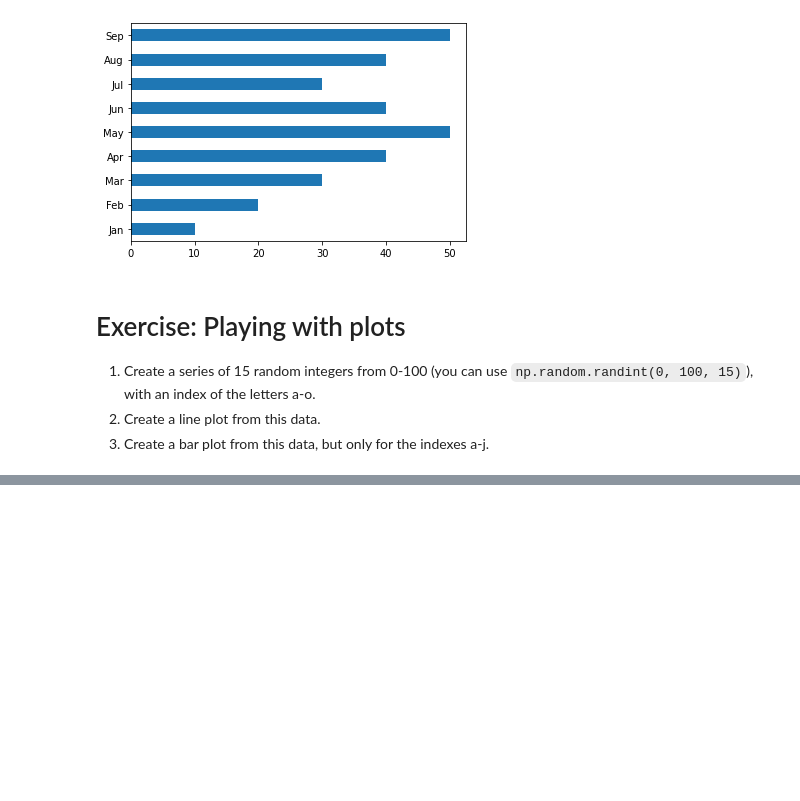
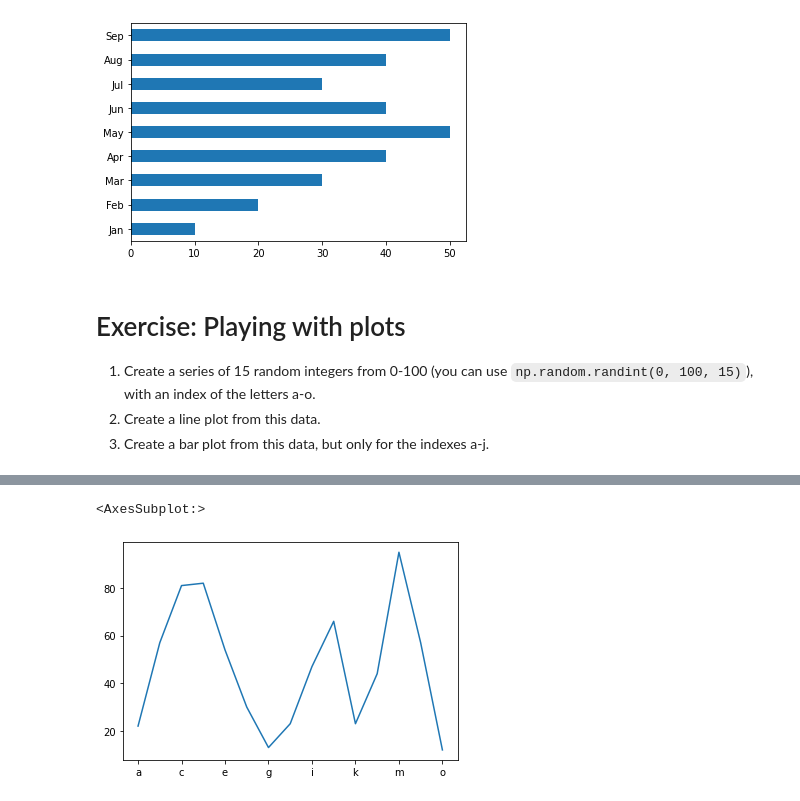
Before and after one commit to ramlaxman/cisco-2020-oct-14-plotting, a Jupyter notebook: Cisco 2020 October 14 — Pandas plotting.ipynb, the cells around one changed output, grey strips where cells are left out. Saved outputs shown, nothing was run; the diff lists cells and outputs as text; code cells hidden in the pictures; blank space fills up the shorter version.

```diff
--- a/Cisco 2020 October 14 — Pandas plotting.ipynb
+++ b/Cisco 2020 October 14 — Pandas plotting.ipynb
@@ -69,3 +69,7 @@ s.plot.barh()
 1. Create a series of 15 random integers from 0-100 (you can use `np.random.randint(0, 100, 15)`), with an index of the letters a-o.
 2. Create a line plot from this data.
 3. Create a bar plot from this data, but only for the indexes a-j.
+# %%
+s = Series(np.random.randint(0, 100, 15),
+          index=list('abcdefghijklmno'))
+s
@@ -71,0 +93,5 @@ s.plot.barh()
+# %%
+s.plot.line()
+# %% [output]
+<AxesSubplot:>
+[figure, added]
```
Also changed, not shown: parts of 1 cell of this notebook.
